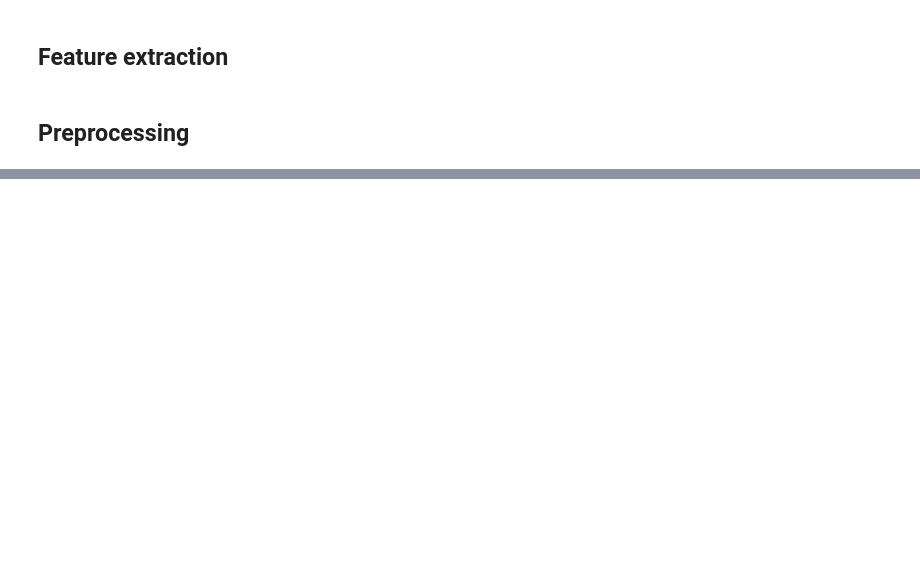
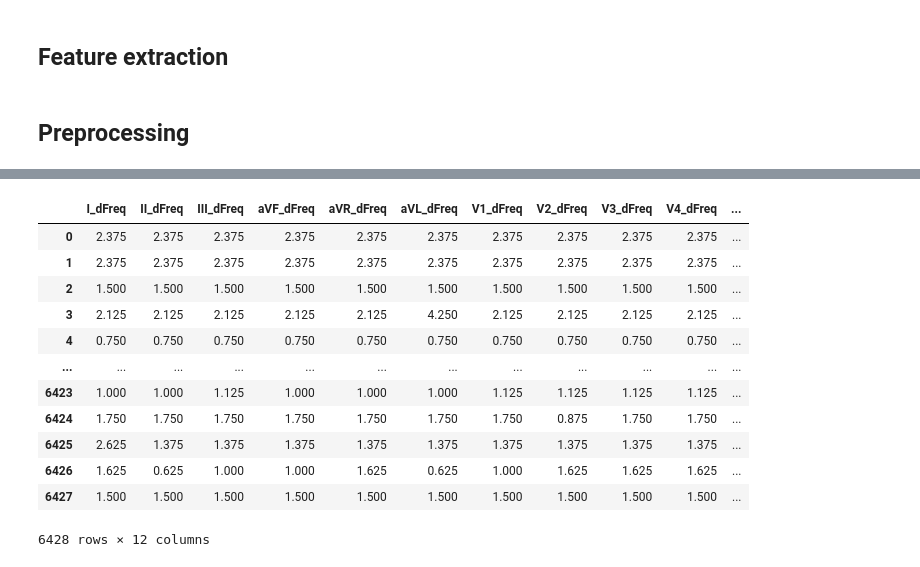
Before and after one commit to AGE90/atrial-fibrillation-detection, a Jupyter notebook: notebooks/02-AGE90-ecg-feature_extraction.ipynb, the cells around one changed output, grey strips where cells are left out. Cells and saved outputs as stored; diff of their text form; code cells hidden in the pictures; blank space fills up the shorter version.

```diff
--- a/notebooks/02-AGE90-ecg-feature_extraction.ipynb
+++ b/notebooks/02-AGE90-ecg-feature_extraction.ipynb
@@ -103,0 +110,20 @@ ecg_features.to_csv(data_DIR, index=False)
+# %%
+dominant_frequency = build_features.dominant_frequency_ecg(ecg, fs)
+# %%
+ecg_dFreq = pd.DataFrame(dominant_frequency, columns=leads)
+ecg_dFreq = ecg_dFreq.add_suffix('_dFreq')
+display(ecg_dFreq)
+# %% [output]
+|  | I_dFreq | II_dFreq | III_dFreq | aVF_dFreq | aVR_dFreq | aVL_dFreq | V1_dFreq | V2_dFreq | V3_dFreq | V4_dFreq | ... |
+| 0 | 2.375 | 2.375 | 2.375 | 2.375 | 2.375 | 2.375 | 2.375 | 2.375 | 2.375 | 2.375 | ... |
+| 1 | 2.375 | 2.375 | 2.375 | 2.375 | 2.375 | 2.375 | 2.375 | 2.375 | 2.375 | 2.375 | ... |
+| 2 | 1.500 | 1.500 | 1.500 | 1.500 | 1.500 | 1.500 | 1.500 | 1.500 | 1.500 | 1.500 | ... |
+| 3 | 2.125 | 2.125 | 2.125 | 2.125 | 2.125 | 4.250 | 2.125 | 2.125 | 2.125 | 2.125 | ... |
+| 4 | 0.750 | 0.750 | 0.750 | 0.750 | 0.750 | 0.750 | 0.750 | 0.750 | 0.750 | 0.750 | ... |
+| ... | ... | ... | ... | ... | ... | ... | ... | ... | ... | ... | ... |
+| 6423 | 1.000 | 1.000 | 1.125 | 1.000 | 1.000 | 1.000 | 1.125 | 1.125 | 1.125 | 1.125 | ... |
+| 6424 | 1.750 | 1.750 | 1.750 | 1.750 | 1.750 | 1.750 | 1.750 | 0.875 | 1.750 | 1.750 | ... |
+| 6425 | 2.625 | 1.375 | 1.375 | 1.375 | 1.375 | 1.375 | 1.375 | 1.375 | 1.375 | 1.375 | ... |
+| 6426 | 1.625 | 0.625 | 1.000 | 1.000 | 1.625 | 0.625 | 1.000 | 1.625 | 1.625 | 1.625 | ... |
+| 6427 | 1.500 | 1.500 | 1.500 | 1.500 | 1.500 | 1.500 | 1.500 | 1.500 | 1.500 | 1.500 | ... |
+6428 rows × 12 columns
```
Also changed, not shown: parts of 9 cells of this notebook, 5 other files.
